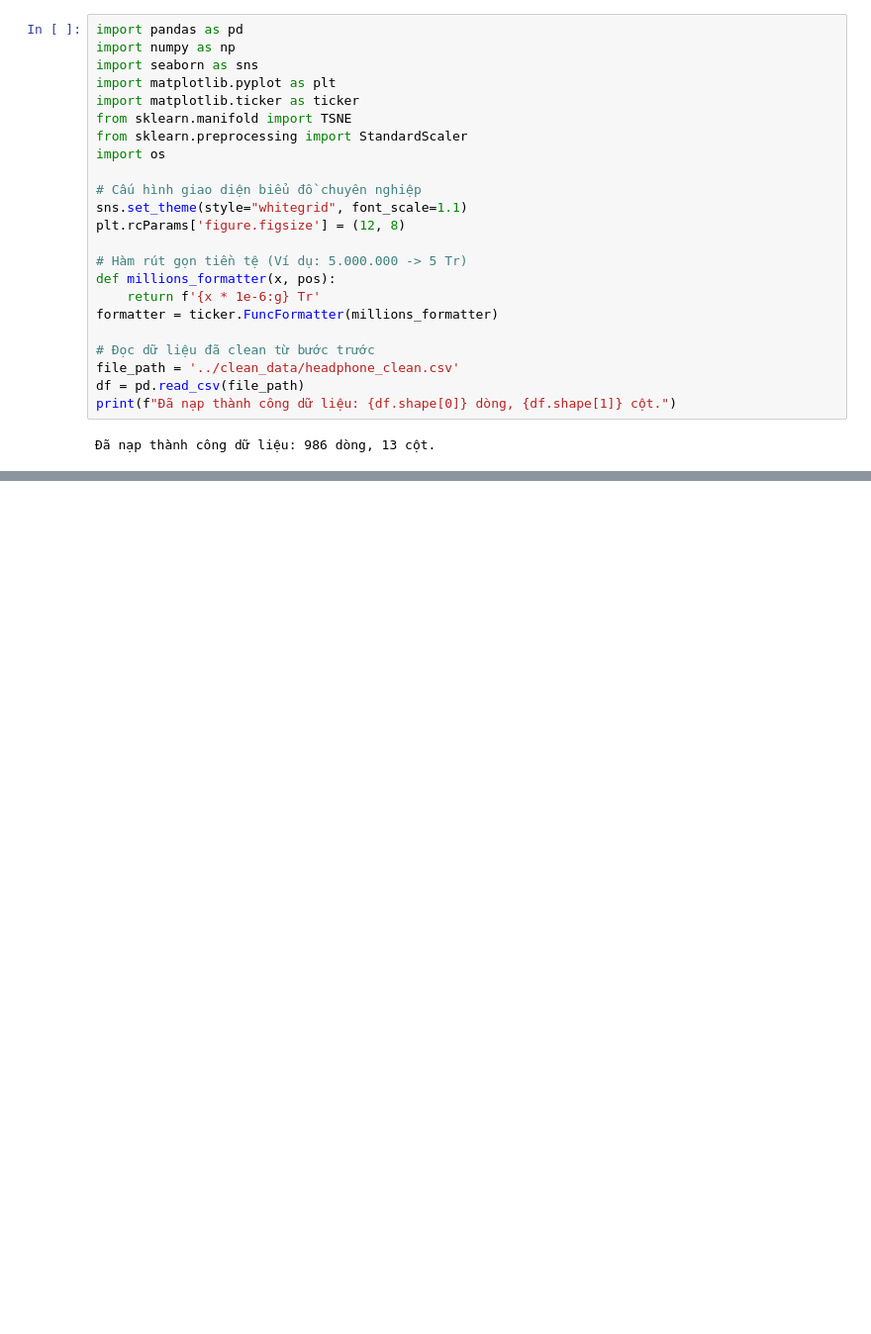
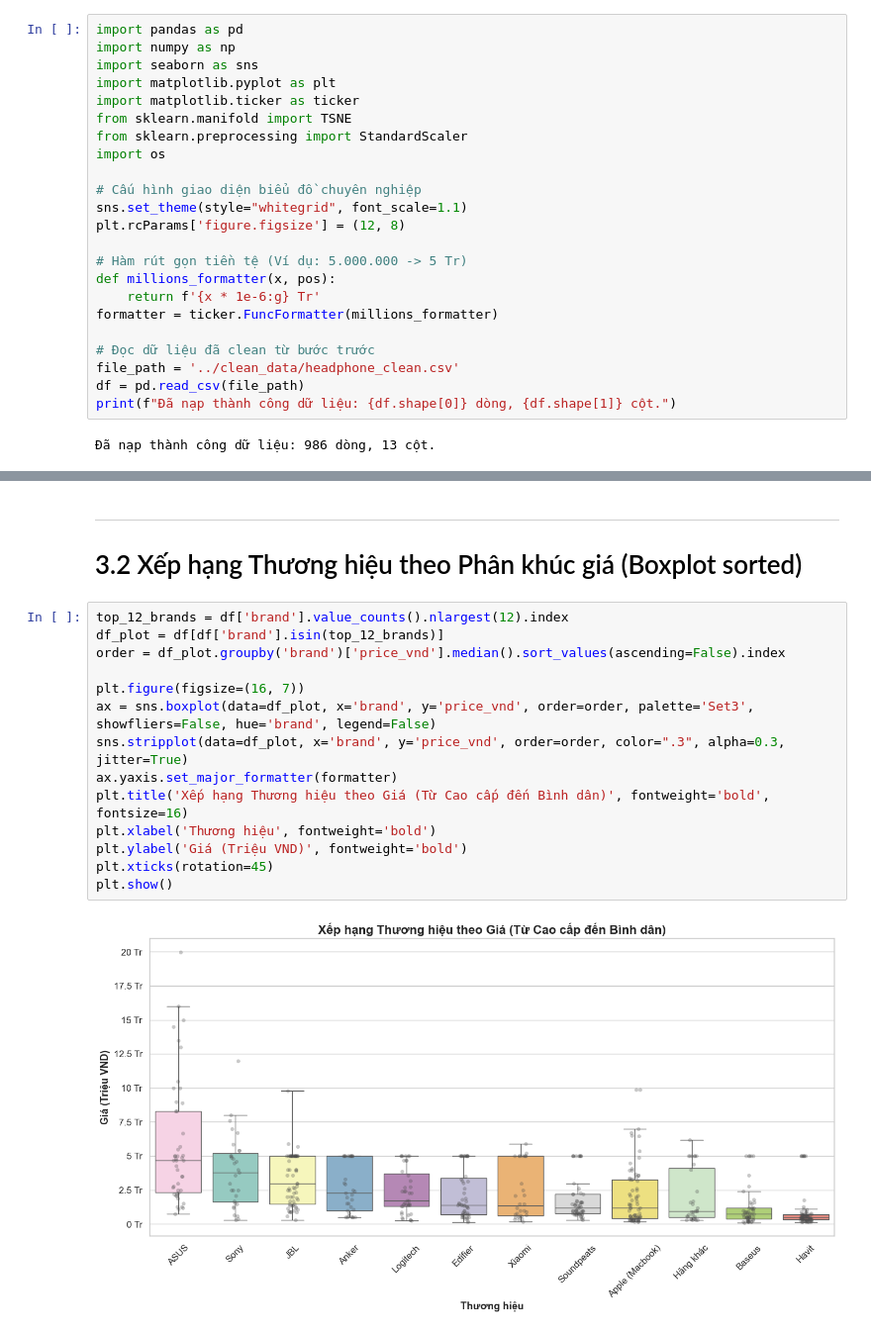
Before and after one commit to vcongggggg/KHDL, a Jupyter notebook: de_tai_2_headphone/notebooks/03-data_encoding.ipynb, the cells around one changed output, grey strips where cells are left out. Shown at 99% size. Drawn from its saved outputs; the diff is of its cells as text; blank space fills up the shorter version.

```diff
--- a/de_tai_2_headphone/notebooks/03-data_encoding.ipynb
+++ b/de_tai_2_headphone/notebooks/03-data_encoding.ipynb
@@ -307,0 +91,19 @@ Bài toán dự đoán giá tai nghe (Hồi quy) là **HOÀN TOÀN KHẢ THI**.
+# %% [markdown]
+---
+# 3.2 Xếp hạng Thương hiệu theo Phân khúc giá (Boxplot sorted)
+# %%
+top_12_brands = df['brand'].value_counts().nlargest(12).index
+df_plot = df[df['brand'].isin(top_12_brands)]
+order = df_plot.groupby('brand')['price_vnd'].median().sort_values(ascending=False).index
+
+plt.figure(figsize=(16, 7))
+ax = sns.boxplot(data=df_plot, x='brand', y='price_vnd', order=order, palette='Set3', showfliers=False, hue='brand', legend=False)
+sns.stripplot(data=df_plot, x='brand', y='price_vnd', order=order, color=".3", alpha=0.3, jitter=True)
+ax.yaxis.set_major_formatter(formatter)
+plt.title('Xếp hạng Thương hiệu theo Giá (Từ Cao cấp đến Bình dân)', fontweight='bold', fontsize=16)
+plt.xlabel('Thương hiệu', fontweight='bold')
+plt.ylabel('Giá (Triệu VND)', fontweight='bold')
+plt.xticks(rotation=45)
+plt.show()
+# %% [output]
+[figure, added]
```
Also changed, not shown: parts of 40 cells of this notebook, 1 other file.
